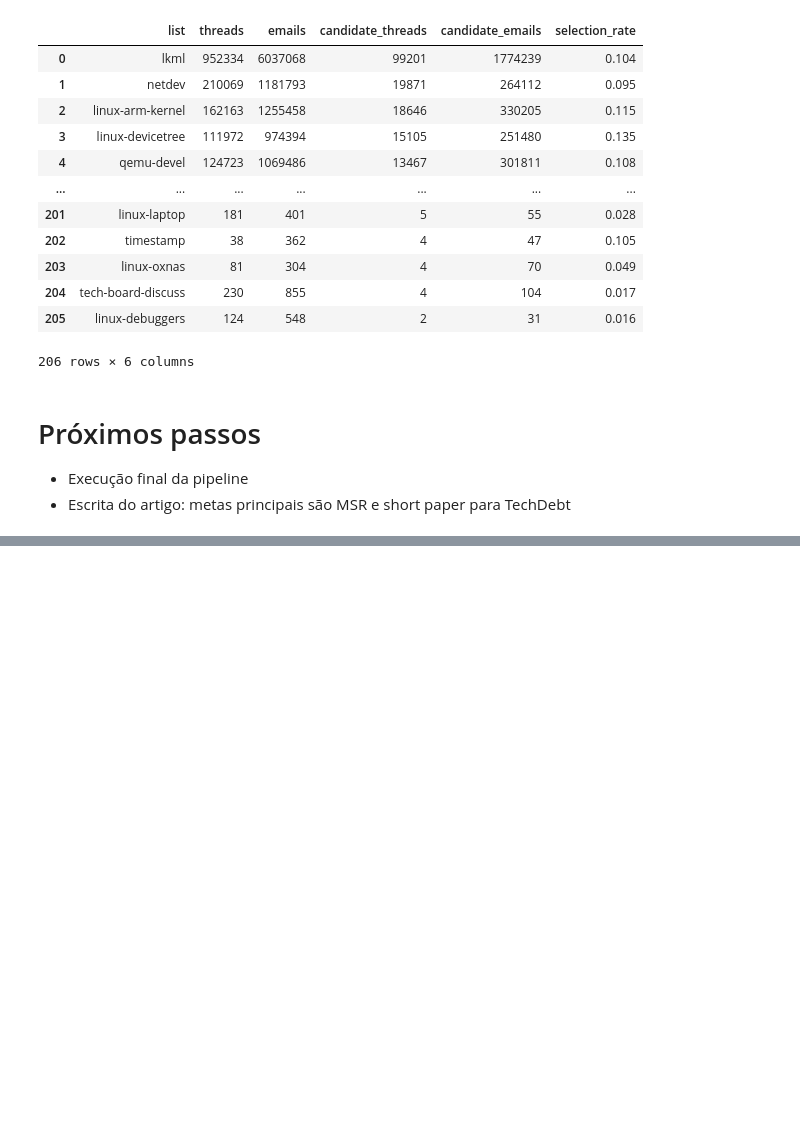
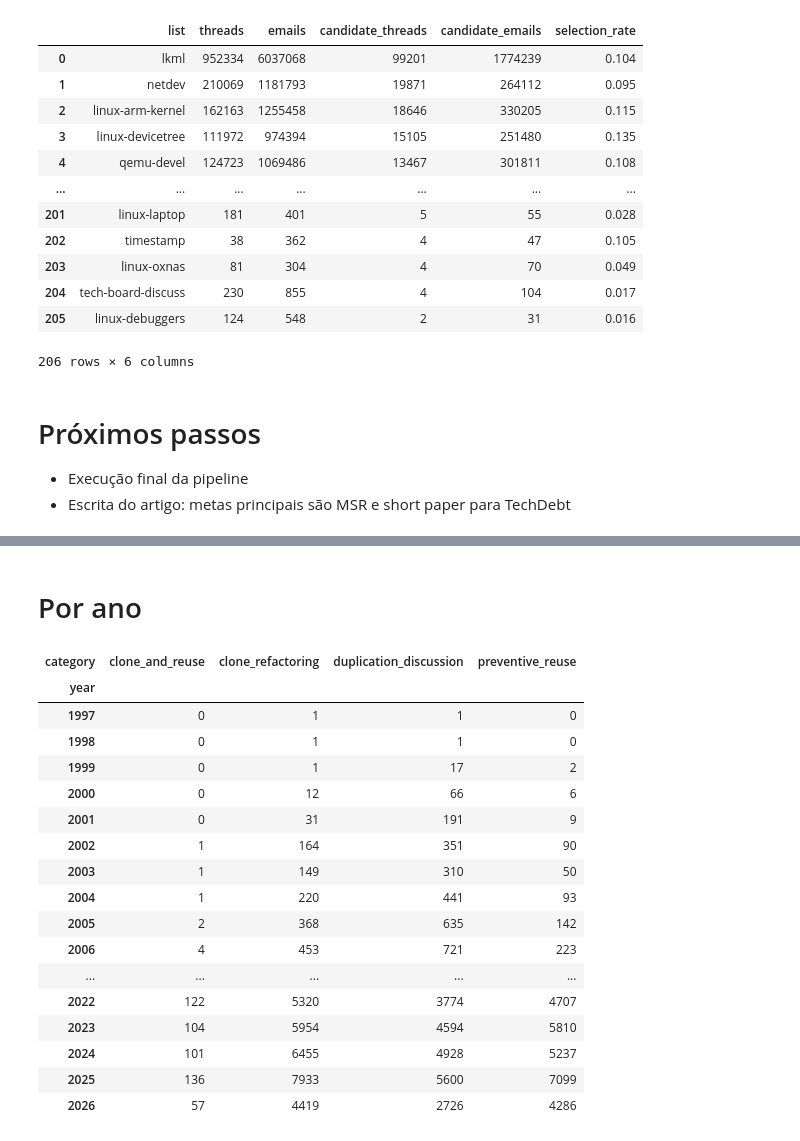
Before and after one commit to natalia-sa/lkml5ws-data-analysis, a Jupyter notebook: select_sample/sample_stats.ipynb, the cells around one changed output, grey strips where cells are left out. Cells and saved outputs as stored; diff of their text form; code cells hidden in the pictures; blank space fills up the shorter version.

```diff
--- a/select_sample/sample_stats.ipynb
+++ b/select_sample/sample_stats.ipynb
@@ -376,0 +422,28 @@ per_list.sort_values('candidate_threads', ascending=False).reset_index(drop=True
+# %% [markdown]
+# Por ano
+# %%
+(
+    dataset[dataset['is_duplication']]
+    .assign(year=lambda df: df['date'].dt.year)
+    .pivot_table(index='year', columns='category', values='thread_id', aggfunc='size', fill_value=0)
+    .loc[1995:]
+)
+# %% [output]
+| category | clone_and_reuse | clone_refactoring | duplication_discussion | preventive_reuse |
+| year |  |  |  |  |
+| 1997 | 0 | 1 | 1 | 0 |
+| 1998 | 0 | 1 | 1 | 0 |
+| 1999 | 0 | 1 | 17 | 2 |
+| 2000 | 0 | 12 | 66 | 6 |
+| 2001 | 0 | 31 | 191 | 9 |
+| 2002 | 1 | 164 | 351 | 90 |
+| 2003 | 1 | 149 | 310 | 50 |
+| 2004 | 1 | 220 | 441 | 93 |
+| 2005 | 2 | 368 | 635 | 142 |
+| 2006 | 4 | 453 | 721 | 223 |
+| ... | ... | ... | ... | ... |
+| 2022 | 122 | 5320 | 3774 | 4707 |
+| 2023 | 104 | 5954 | 4594 | 5810 |
+| 2024 | 101 | 6455 | 4928 | 5237 |
+| 2025 | 136 | 7933 | 5600 | 7099 |
+| 2026 | 57 | 4419 | 2726 | 4286 |
```
Also changed, not shown: parts of 11 cells of this notebook, 4 other files.
